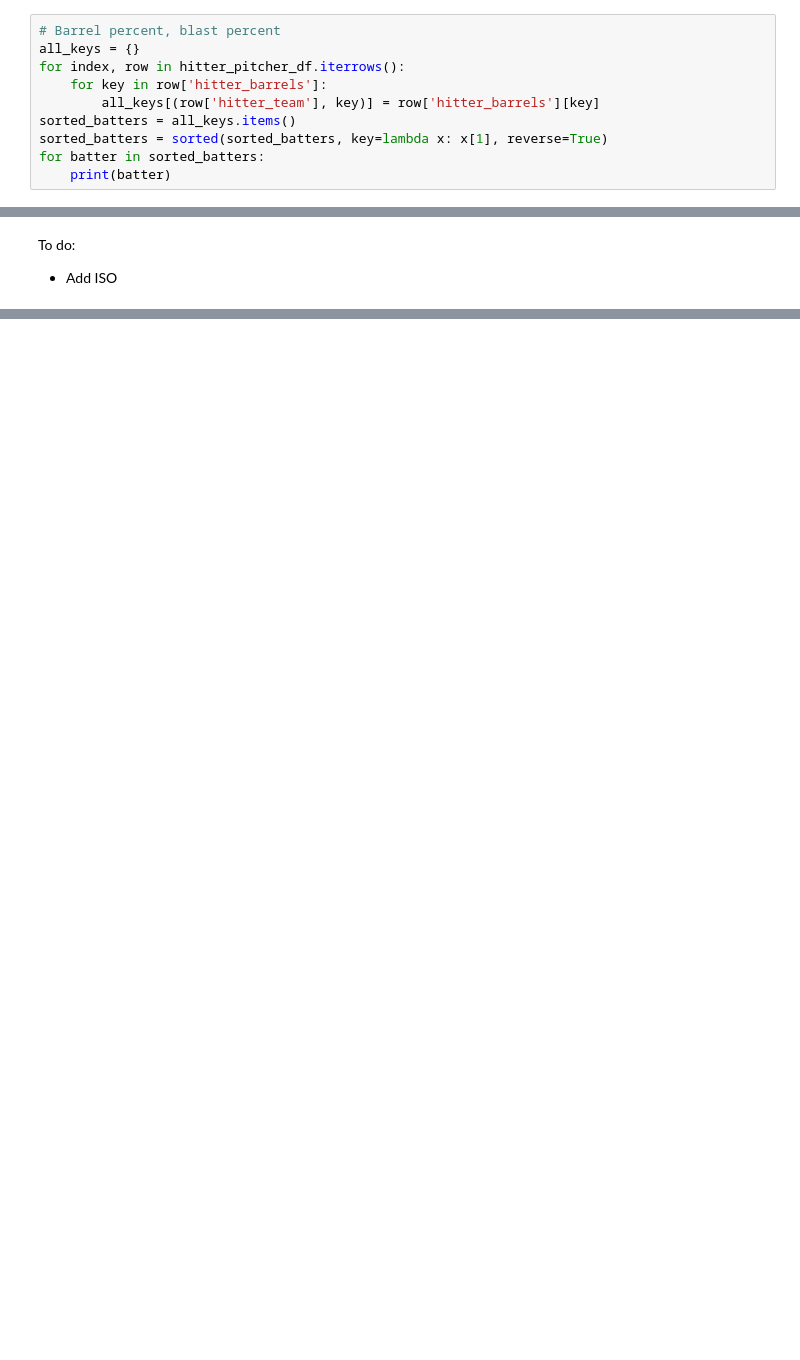
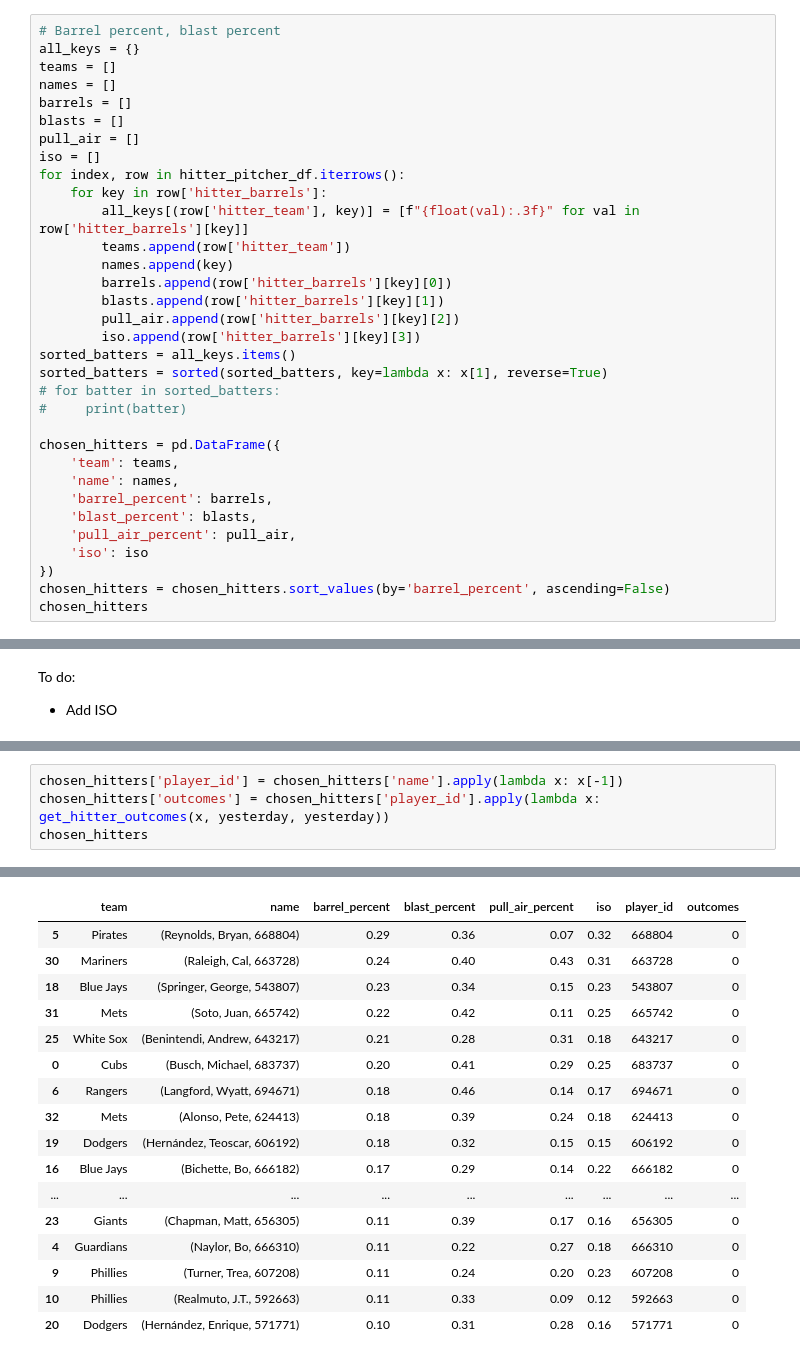
Before and after one commit to ayzhu-7/mlb_hitting_project, a Jupyter notebook: Baseball_Stat_Investigation.ipynb, the cells around one changed output, grey strips where cells are left out. Saved outputs shown, nothing was run; the diff lists cells and outputs as text; blank space fills up the shorter version.

Commit message:
added some backtesting data

```diff
--- a/Baseball_Stat_Investigation.ipynb
+++ b/Baseball_Stat_Investigation.ipynb
@@ -354,11 +301,34 @@ Gathering Player Data
 # %%
 # Barrel percent, blast percent
 all_keys = {}
+teams = []
+names = []
+barrels = []
+blasts = []
+pull_air = []
+iso = []
 for index, row in hitter_pitcher_df.iterrows():
     for key in row['hitter_barrels']:
-        all_keys[(row['hitter_team'], key)] = row['hitter_barrels'][key]
+        all_keys[(row['hitter_team'], key)] = [f"{float(val):.3f}" for val in row['hitter_barrels'][key]]
+        teams.append(row['hitter_team'])
+        names.append(key)
+        barrels.append(row['hitter_barrels'][key][0])
+        blasts.append(row['hitter_barrels'][key][1])
+        pull_air.append(row['hitter_barrels'][key][2])
+        iso.append(row['hitter_barrels'][key][3])
 sorted_batters = all_keys.items()
 sorted_batters = sorted(sorted_batters, key=lambda x: x[1], reverse=True)
-for batter in sorted_batters:
-    print(batter)
+# for batter in sorted_batters:
+#     print(batter)
+
+chosen_hitters = pd.DataFrame({
+    'team': teams,
+    'name': names,
+    'barrel_percent': barrels,
+    'blast_percent': blasts,
+    'pull_air_percent': pull_air,
+    'iso': iso
+})
+chosen_hitters = chosen_hitters.sort_values(by='barrel_percent', ascending=False)
+chosen_hitters
 # %% [output]
@@ -388,0 +363,5 @@ len(sorted_batters)
+# %%
+chosen_hitters['player_id'] = chosen_hitters['name'].apply(lambda x: x[-1])
+chosen_hitters['outcomes'] = chosen_hitters['player_id'].apply(lambda x: get_hitter_outcomes(x, yesterday, yesterday))
+chosen_hitters
+# %% [output]
@@ -388,0 +385,17 @@ len(sorted_batters)
+|  | team | name | barrel_percent | blast_percent | pull_air_percent | iso | player_id | outcomes |
+| 5 | Pirates | (Reynolds, Bryan, 668804) | 0.29 | 0.36 | 0.07 | 0.32 | 668804 | 0 |
+| 30 | Mariners | (Raleigh, Cal, 663728) | 0.24 | 0.40 | 0.43 | 0.31 | 663728 | 0 |
+| 18 | Blue Jays | (Springer, George, 543807) | 0.23 | 0.34 | 0.15 | 0.23 | 543807 | 0 |
+| 31 | Mets | (Soto, Juan, 665742) | 0.22 | 0.42 | 0.11 | 0.25 | 665742 | 0 |
+| 25 | White Sox | (Benintendi, Andrew, 643217) | 0.21 | 0.28 | 0.31 | 0.18 | 643217 | 0 |
+| 0 | Cubs | (Busch, Michael, 683737) | 0.20 | 0.41 | 0.29 | 0.25 | 683737 | 0 |
+| 6 | Rangers | (Langford, Wyatt, 694671) | 0.18 | 0.46 | 0.14 | 0.17 | 694671 | 0 |
+| 32 | Mets | (Alonso, Pete, 624413) | 0.18 | 0.39 | 0.24 | 0.18 | 624413 | 0 |
+| 19 | Dodgers | (Hernández, Teoscar, 606192) | 0.18 | 0.32 | 0.15 | 0.15 | 606192 | 0 |
+| 16 | Blue Jays | (Bichette, Bo, 666182) | 0.17 | 0.29 | 0.14 | 0.22 | 666182 | 0 |
+| ... | ... | ... | ... | ... | ... | ... | ... | ... |
+| 23 | Giants | (Chapman, Matt, 656305) | 0.11 | 0.39 | 0.17 | 0.16 | 656305 | 0 |
+| 4 | Guardians | (Naylor, Bo, 666310) | 0.11 | 0.22 | 0.27 | 0.18 | 666310 | 0 |
+| 9 | Phillies | (Turner, Trea, 607208) | 0.11 | 0.24 | 0.20 | 0.23 | 607208 | 0 |
+| 10 | Phillies | (Realmuto, J.T., 592663) | 0.11 | 0.33 | 0.09 | 0.12 | 592663 | 0 |
+| 20 | Dodgers | (Hernández, Enrique, 571771) | 0.10 | 0.31 | 0.28 | 0.16 | 571771 | 0 |
```
Also changed, not shown: parts of 21 cells of this notebook, 5 other files.
